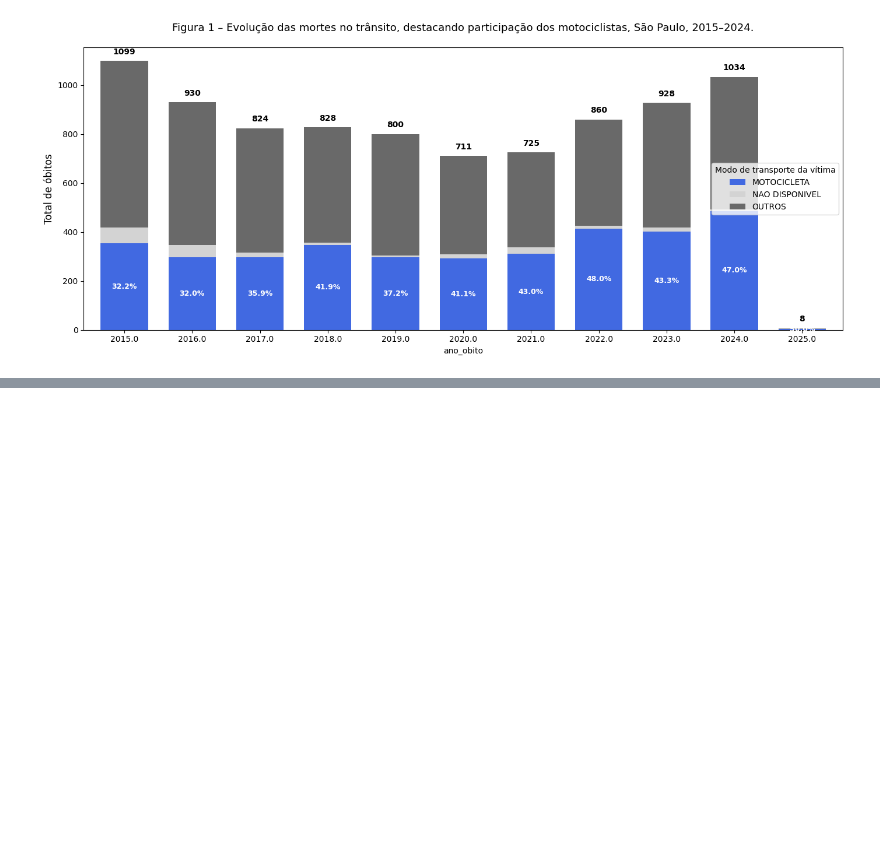
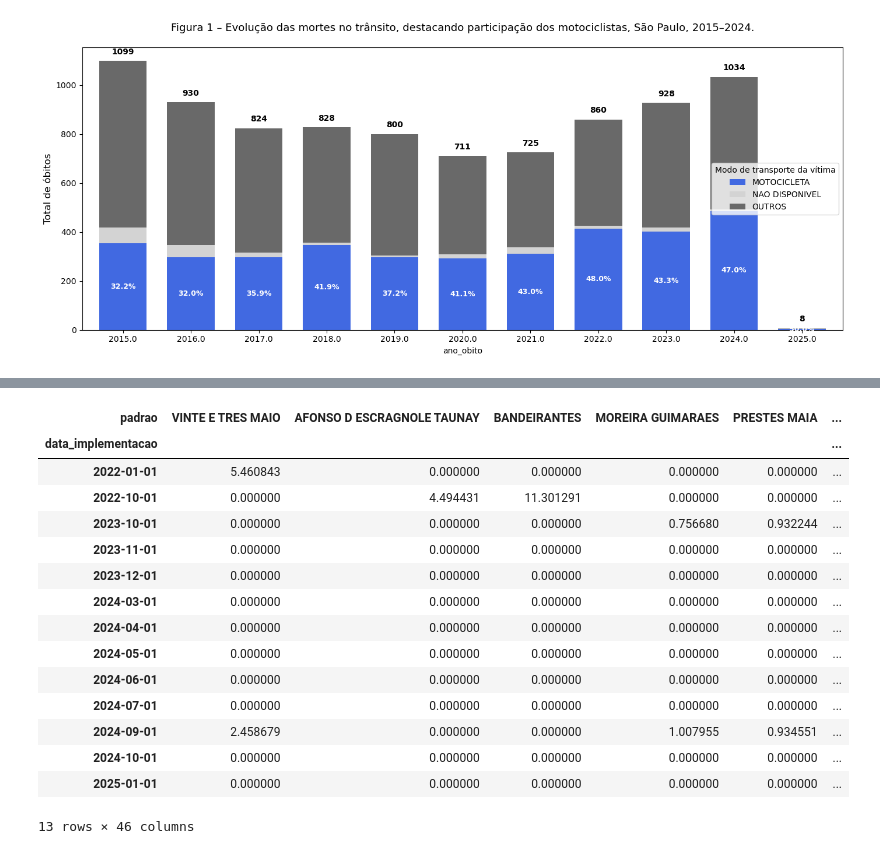
Before and after one commit to ml-pucciarelli/papers-code, a Jupyter notebook: insper-faixa-azul/notebook/Analise_dados_tratados.ipynb, the cells around one changed output, grey strips where cells are left out. Saved outputs shown, nothing was run; the diff lists cells and outputs as text; code cells hidden in the pictures; blank space fills up the shorter version.

```diff
--- a/insper-faixa-azul/notebook/Analise_dados_tratados.ipynb
+++ b/insper-faixa-azul/notebook/Analise_dados_tratados.ipynb
@@ -268,0 +470,34 @@ df_pivot
+# %%
+first_appearance = {}
+for col in df_faixa_bar.columns:
+    # Get all rows where this column has non-zero values
+    nonzero_mask = df_faixa_bar[col] > 0
+    if nonzero_mask.any():  # If column has any non-zero values
+        # Get the position of the FIRST True value
+        first_appearance[col] = nonzero_mask.idxmax()
+
+# Sort columns by first appearance (earliest row first)
+sorted_cols = sorted(first_appearance.keys(),
+                     key=lambda col: df_faixa_bar.index.get_loc(first_appearance[col]))
+sorted_cols = [col for col in sorted_cols if col in first_appearance]
+
+# Reorder dataframe columns by first appearance
+df_ordered = df_faixa_bar[sorted_cols]
+df_ordered
+# %% [output]
+| padrao | VINTE E TRES MAIO | AFONSO D ESCRAGNOLE TAUNAY | BANDEIRANTES | MOREIRA GUIMARAES | PRESTES MAIA | ... |
+| data_implementacao |  |  |  |  |  | ... |
+| 2022-01-01 | 5.460843 | 0.000000 | 0.000000 | 0.000000 | 0.000000 | ... |
+| 2022-10-01 | 0.000000 | 4.494431 | 11.301291 | 0.000000 | 0.000000 | ... |
+| 2023-10-01 | 0.000000 | 0.000000 | 0.000000 | 0.756680 | 0.932244 | ... |
+| 2023-11-01 | 0.000000 | 0.000000 | 0.000000 | 0.000000 | 0.000000 | ... |
+| 2023-12-01 | 0.000000 | 0.000000 | 0.000000 | 0.000000 | 0.000000 | ... |
+| 2024-03-01 | 0.000000 | 0.000000 | 0.000000 | 0.000000 | 0.000000 | ... |
+| 2024-04-01 | 0.000000 | 0.000000 | 0.000000 | 0.000000 | 0.000000 | ... |
+| 2024-05-01 | 0.000000 | 0.000000 | 0.000000 | 0.000000 | 0.000000 | ... |
+| 2024-06-01 | 0.000000 | 0.000000 | 0.000000 | 0.000000 | 0.000000 | ... |
+| 2024-07-01 | 0.000000 | 0.000000 | 0.000000 | 0.000000 | 0.000000 | ... |
+| 2024-09-01 | 2.458679 | 0.000000 | 0.000000 | 1.007955 | 0.934551 | ... |
+| 2024-10-01 | 0.000000 | 0.000000 | 0.000000 | 0.000000 | 0.000000 | ... |
+| 2025-01-01 | 0.000000 | 0.000000 | 0.000000 | 0.000000 | 0.000000 | ... |
+13 rows × 46 columns
```
Also changed, not shown: parts of 18 cells of this notebook, 4 other files.
